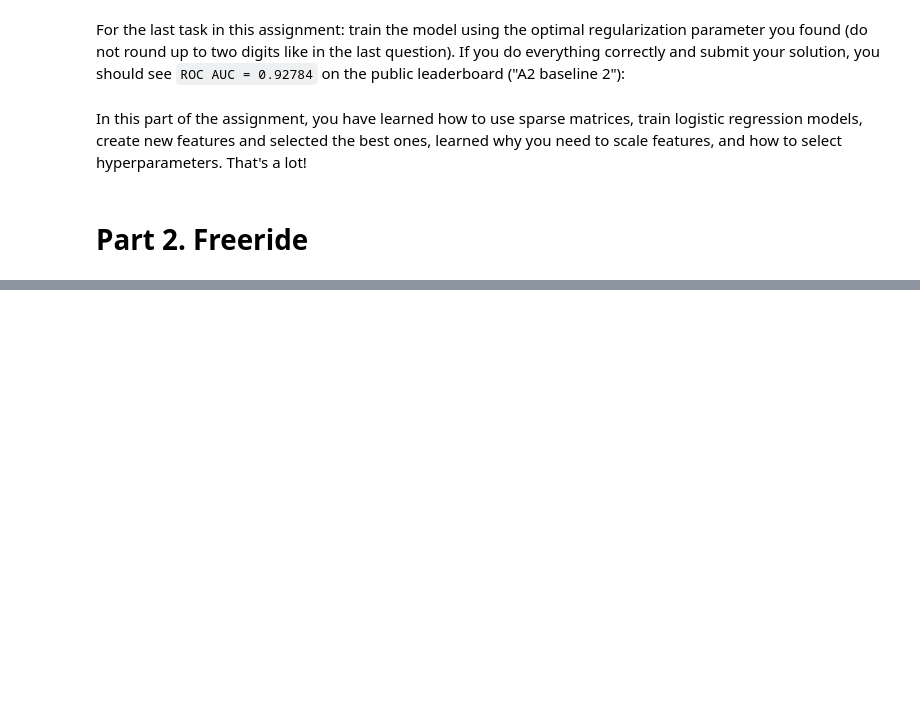
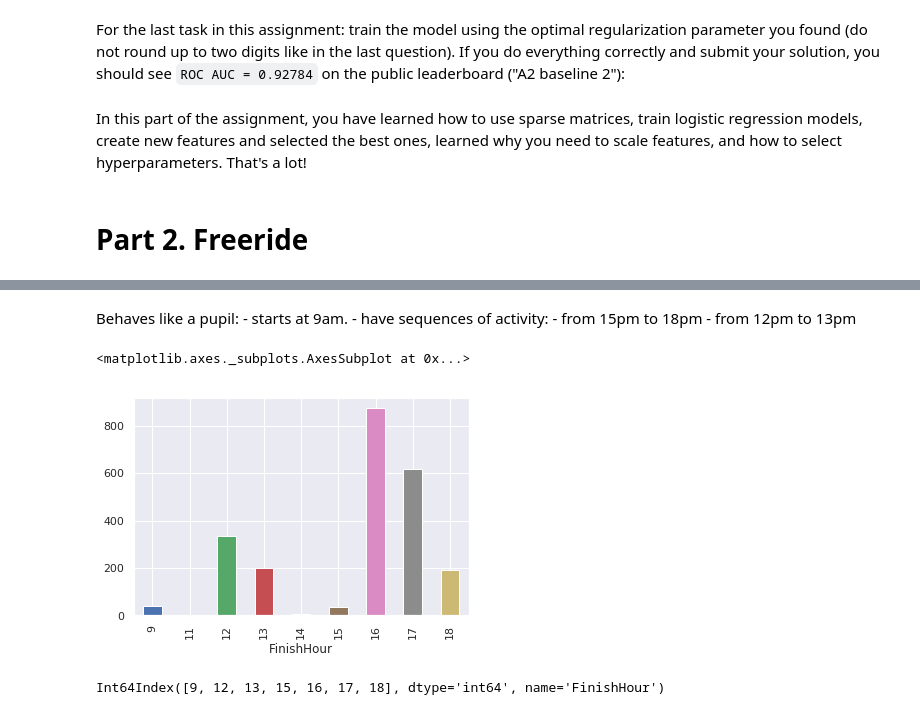
Before and after one commit to lavandosovich/ods_course, a Jupyter notebook: assignment2_part1_alice_logistic_regression.ipynb, the cells around one changed output, grey strips where cells are left out. Drawn from its saved outputs; the diff is of its cells as text; code cells hidden in the pictures; blank space fills up the shorter version.

```diff
--- a/assignment2_part1_alice_logistic_regression.ipynb
+++ b/assignment2_part1_alice_logistic_regression.ipynb
@@ -904,0 +965,17 @@ That's it for this part of assignment 2. More credits will be given to the top 1
+# %% [markdown]
+Behaves like a pupil:
+    - starts at 9am.
+    - have sequences of activity:
+        - from 15pm to 18pm
+        - from 12pm to 13pm
+# %%
+alice_time_df.groupby(FINISH_HOUR).size().plot(kind='bar')
+# %% [output]
+<matplotlib.axes._subplots.AxesSubplot at 0x...>
+[figure, added]
+# %%
+grouped_hours = alice_time_df.groupby(FINISH_HOUR).size()
+
+grouped_hours[grouped_hours > 5].index
+# %% [output]
+Int64Index([9, 12, 13, 15, 16, 17, 18], dtype='int64', name='FinishHour')
```
Also changed, not shown: parts of 46 cells of this notebook, 1 other file.
